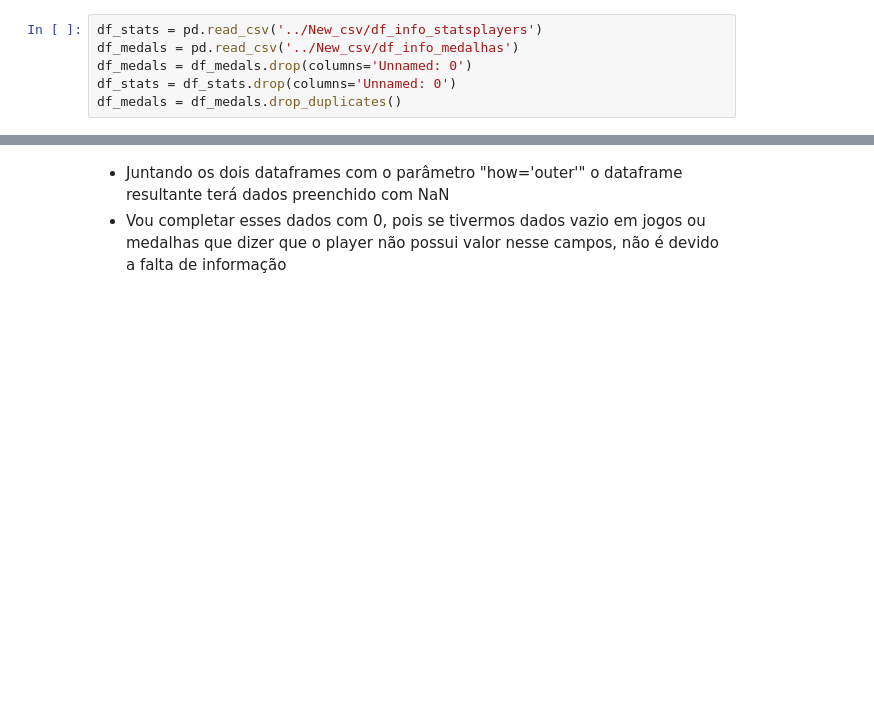
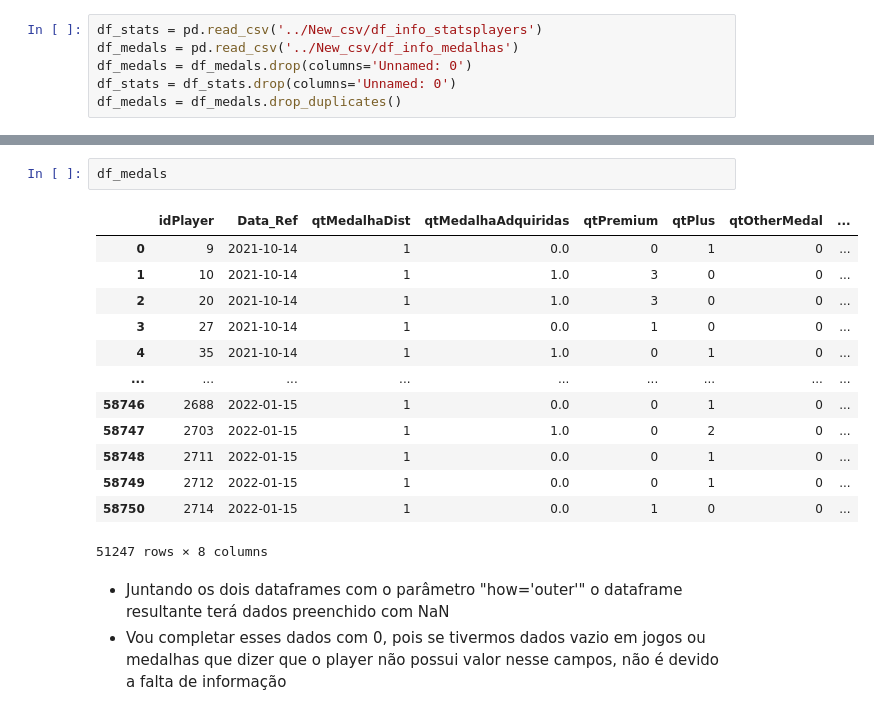
Before and after one commit to paulinhoy/Predicao_assinaturas, a Jupyter notebook: Modelo/init_model.ipynb, the cells around one changed output, grey strips where cells are left out. Drawn from its saved outputs; the diff is of its cells as text; blank space fills up the shorter version.

```diff
--- a/Modelo/init_model.ipynb
+++ b/Modelo/init_model.ipynb
@@ -30,3 +46,19 @@ df_medals = df_medals.drop_duplicates()
+# %%
+df_medals
+# %% [output]
+|  | idPlayer | Data_Ref | qtMedalhaDist | qtMedalhaAdquiridas | qtPremium | qtPlus | qtOtherMedal | ... |
+| 0 | 9 | 2021-10-14 | 1 | 0.0 | 0 | 1 | 0 | ... |
+| 1 | 10 | 2021-10-14 | 1 | 1.0 | 3 | 0 | 0 | ... |
+| 2 | 20 | 2021-10-14 | 1 | 1.0 | 3 | 0 | 0 | ... |
+| 3 | 27 | 2021-10-14 | 1 | 0.0 | 1 | 0 | 0 | ... |
+| 4 | 35 | 2021-10-14 | 1 | 1.0 | 0 | 1 | 0 | ... |
+| ... | ... | ... | ... | ... | ... | ... | ... | ... |
+| 58746 | 2688 | 2022-01-15 | 1 | 0.0 | 0 | 1 | 0 | ... |
+| 58747 | 2703 | 2022-01-15 | 1 | 1.0 | 0 | 2 | 0 | ... |
+| 58748 | 2711 | 2022-01-15 | 1 | 0.0 | 0 | 1 | 0 | ... |
+| 58749 | 2712 | 2022-01-15 | 1 | 0.0 | 0 | 1 | 0 | ... |
+| 58750 | 2714 | 2022-01-15 | 1 | 0.0 | 1 | 0 | 0 | ... |
+51247 rows × 8 columns
 # %% [markdown]
 - Juntando os dois dataframes com o parâmetro "how='outer'" o dataframe resultante terá dados preenchido com NaN
 - Vou completar esses dados com 0, pois se tivermos dados vazio em jogos ou medalhas que dizer que o player não possui valor nesse campos, não é devido a falta de informação
```
Also changed, not shown: parts of 2 cells of this notebook, 1 other file.
